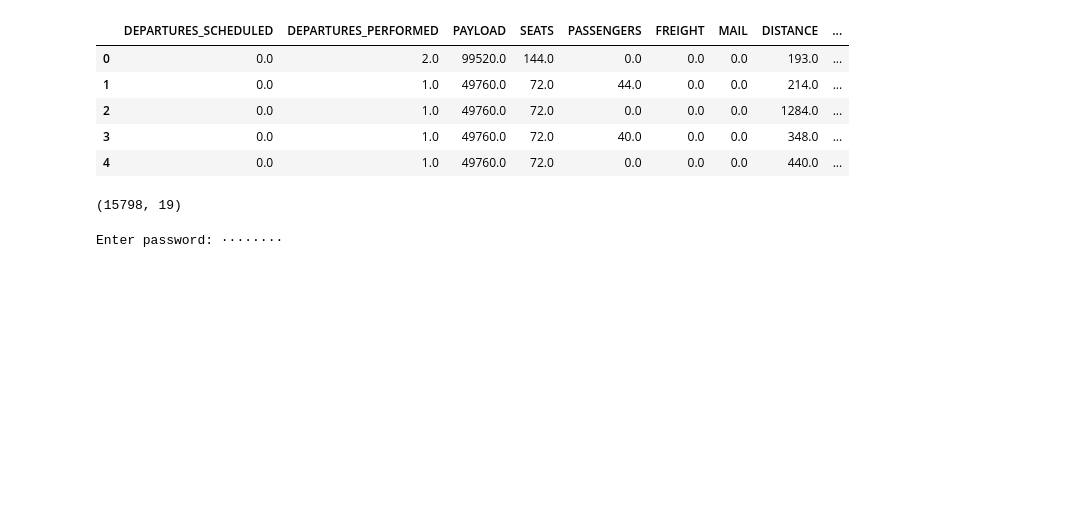
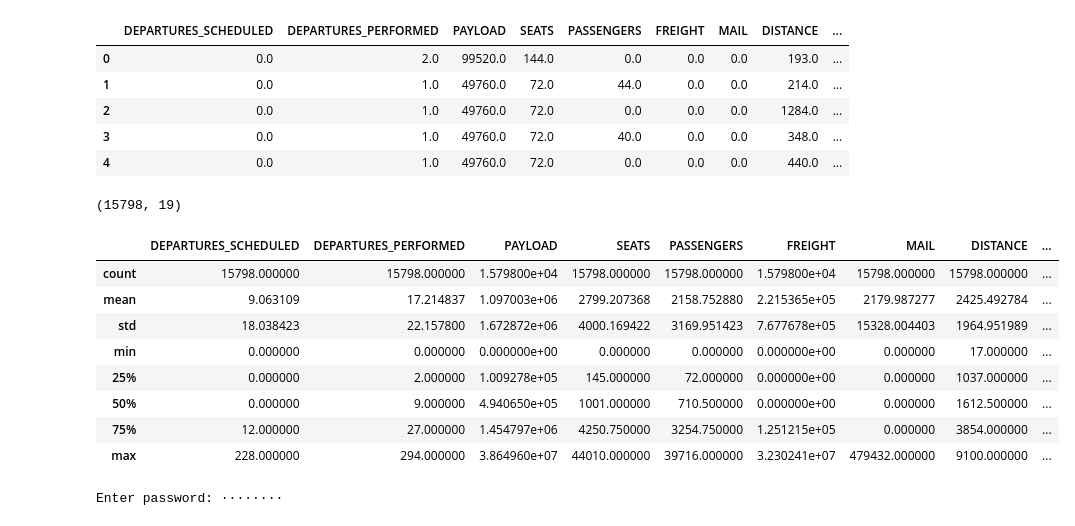
Before and after one commit to GeoJamesJones/GraphAnalysisDemo, a Jupyter notebook: Sample Graph Work.ipynb, the cells around one changed output. Cells and saved outputs as stored; diff of their text form; code cells hidden in the pictures; blank space fills up the shorter version.

```diff
--- a/Sample Graph Work.ipynb
+++ b/Sample Graph Work.ipynb
@@ -17,6 +17,18 @@ df.head()
 df.shape
 # %% [output]
 (15798, 19)
+# %%
+df.describe()
+# %% [output]
+|  | DEPARTURES_SCHEDULED | DEPARTURES_PERFORMED | PAYLOAD | SEATS | PASSENGERS | FREIGHT | MAIL | DISTANCE | ... |
+| count | 15798.000000 | 15798.000000 | 1.579800e+04 | 15798.000000 | 15798.000000 | 1.579800e+04 | 15798.000000 | 15798.000000 | ... |
+| mean | 9.063109 | 17.214837 | 1.097003e+06 | 2799.207368 | 2158.752880 | 2.215365e+05 | 2179.987277 | 2425.492784 | ... |
+| std | 18.038423 | 22.157800 | 1.672872e+06 | 4000.169422 | 3169.951423 | 7.677678e+05 | 15328.004403 | 1964.951989 | ... |
+| min | 0.000000 | 0.000000 | 0.000000e+00 | 0.000000 | 0.000000 | 0.000000e+00 | 0.000000 | 17.000000 | ... |
+| 25% | 0.000000 | 2.000000 | 1.009278e+05 | 145.000000 | 72.000000 | 0.000000e+00 | 0.000000 | 1037.000000 | ... |
+| 50% | 0.000000 | 9.000000 | 4.940650e+05 | 1001.000000 | 710.500000 | 0.000000e+00 | 0.000000 | 1612.500000 | ... |
+| 75% | 12.000000 | 27.000000 | 1.454797e+06 | 4250.750000 | 3254.750000 | 1.251215e+05 | 0.000000 | 3854.000000 | ... |
+| max | 228.000000 | 294.000000 | 3.864960e+07 | 44010.000000 | 39716.000000 | 3.230241e+07 | 479432.000000 | 9100.000000 | ... |
 # %%
 from arcgis import GIS
 
```
Also changed, not shown: parts of 13 cells of this notebook, 4 other files.
